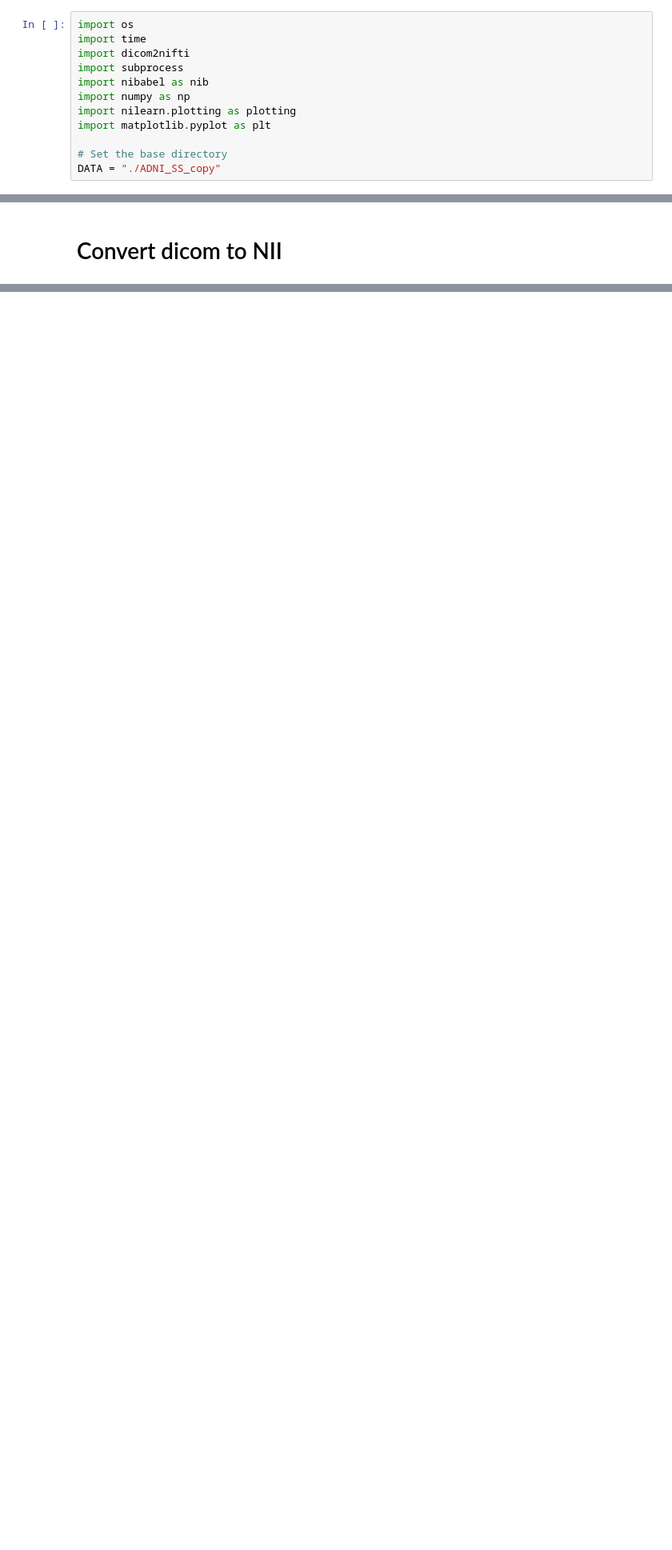
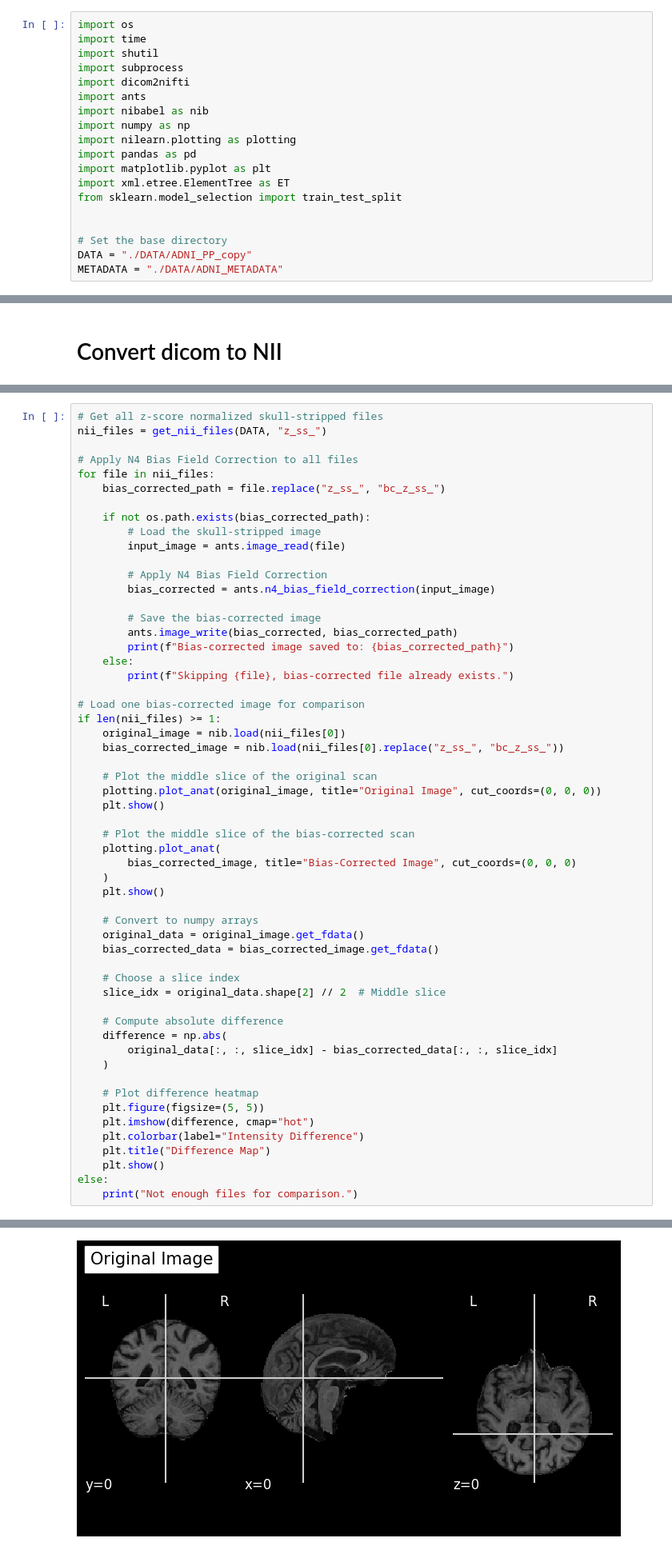
Before and after one commit to Rhys-Alexander/FYP, a Jupyter notebook: code/preprocess.ipynb, the cells around one changed output, grey strips where cells are left out. Shown at 80% size. Cells and saved outputs as stored; diff of their text form; blank space fills up the shorter version.

Commit message:
preprocessed and split

```diff
--- a/code/preprocess.ipynb
+++ b/code/preprocess.ipynb
@@ -25,12 +5,19 @@ Note: you may need to restart the kernel to use updated packages.
 # %%
 import os
 import time
+import shutil
+import subprocess
 import dicom2nifti
-import subprocess
+import ants
 import nibabel as nib
 import numpy as np
 import nilearn.plotting as plotting
+import pandas as pd
 import matplotlib.pyplot as plt
+import xml.etree.ElementTree as ET
+from sklearn.model_selection import train_test_split
+
 
 # Set the base directory
-DATA = "./ADNI_SS_copy"
+DATA = "./DATA/ADNI_PP_copy"
+METADATA = "./DATA/ADNI_METADATA"
@@ -276,0 +349,57 @@ Use FSL's FLIRT (FMRIB's Linear Image Registration Tool) for resampling the MRI
+# %%
+# Get all z-score normalized skull-stripped files
+nii_files = get_nii_files(DATA, "z_ss_")
+
+# Apply N4 Bias Field Correction to all files
+for file in nii_files:
+    bias_corrected_path = file.replace("z_ss_", "bc_z_ss_")
+
+    if not os.path.exists(bias_corrected_path):
+        # Load the skull-stripped image
+        input_image = ants.image_read(file)
+
+        # Apply N4 Bias Field Correction
+        bias_corrected = ants.n4_bias_field_correction(input_image)
+
+        # Save the bias-corrected image
+        ants.image_write(bias_corrected, bias_corrected_path)
+        print(f"Bias-corrected image saved to: {bias_corrected_path}")
+    else:
+        print(f"Skipping {file}, bias-corrected file already exists.")
+
+# Load one bias-corrected image for comparison
+if len(nii_files) >= 1:
+    original_image = nib.load(nii_files[0])
+    bias_corrected_image = nib.load(nii_files[0].replace("z_ss_", "bc_z_ss_"))
+
+    # Plot the middle slice of the original scan
+    plotting.plot_anat(original_image, title="Original Image", cut_coords=(0, 0, 0))
+    plt.show()
+
+    # Plot the middle slice of the bias-corrected scan
+    plotting.plot_anat(
+        bias_corrected_image, title="Bias-Corrected Image", cut_coords=(0, 0, 0)
+    )
+    plt.show()
+
+    # Convert to numpy arrays
+    original_data = original_image.get_fdata()
+    bias_corrected_data = bias_corrected_image.get_fdata()
+
+    # Choose a slice index
+    slice_idx = original_data.shape[2] // 2  # Middle slice
+
+    # Compute absolute difference
+    difference = np.abs(
+        original_data[:, :, slice_idx] - bias_corrected_data[:, :, slice_idx]
+    )
+
+    # Plot difference heatmap
+    plt.figure(figsize=(5, 5))
+    plt.imshow(difference, cmap="hot")
+    plt.colorbar(label="Intensity Difference")
+    plt.title("Difference Map")
+    plt.show()
+else:
+    print("Not enough files for comparison.")
+# %% [output]
@@ -276,0 +423 @@ Use FSL's FLIRT (FMRIB's Linear Image Registration Tool) for resampling the MRI
+[figure, added]
```
Also changed, not shown: parts of 40 cells of this notebook.
